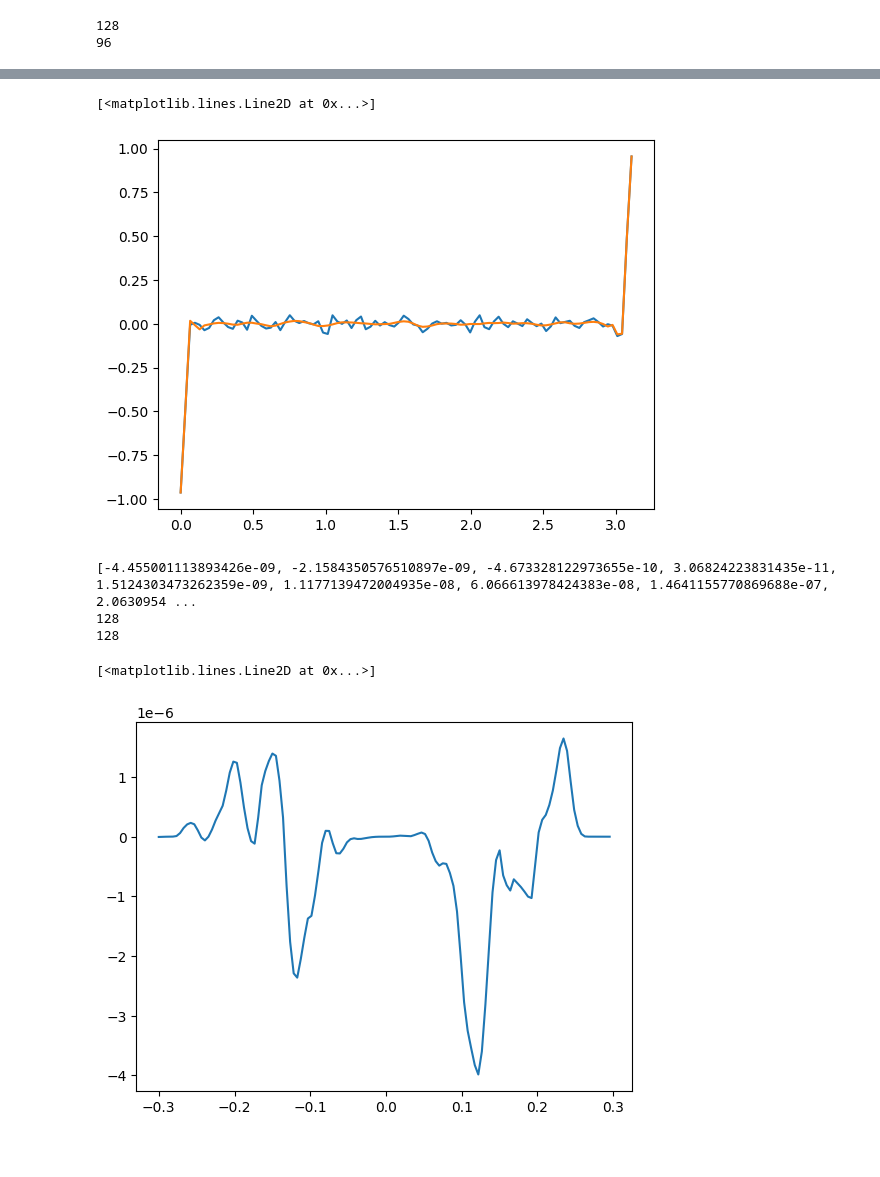
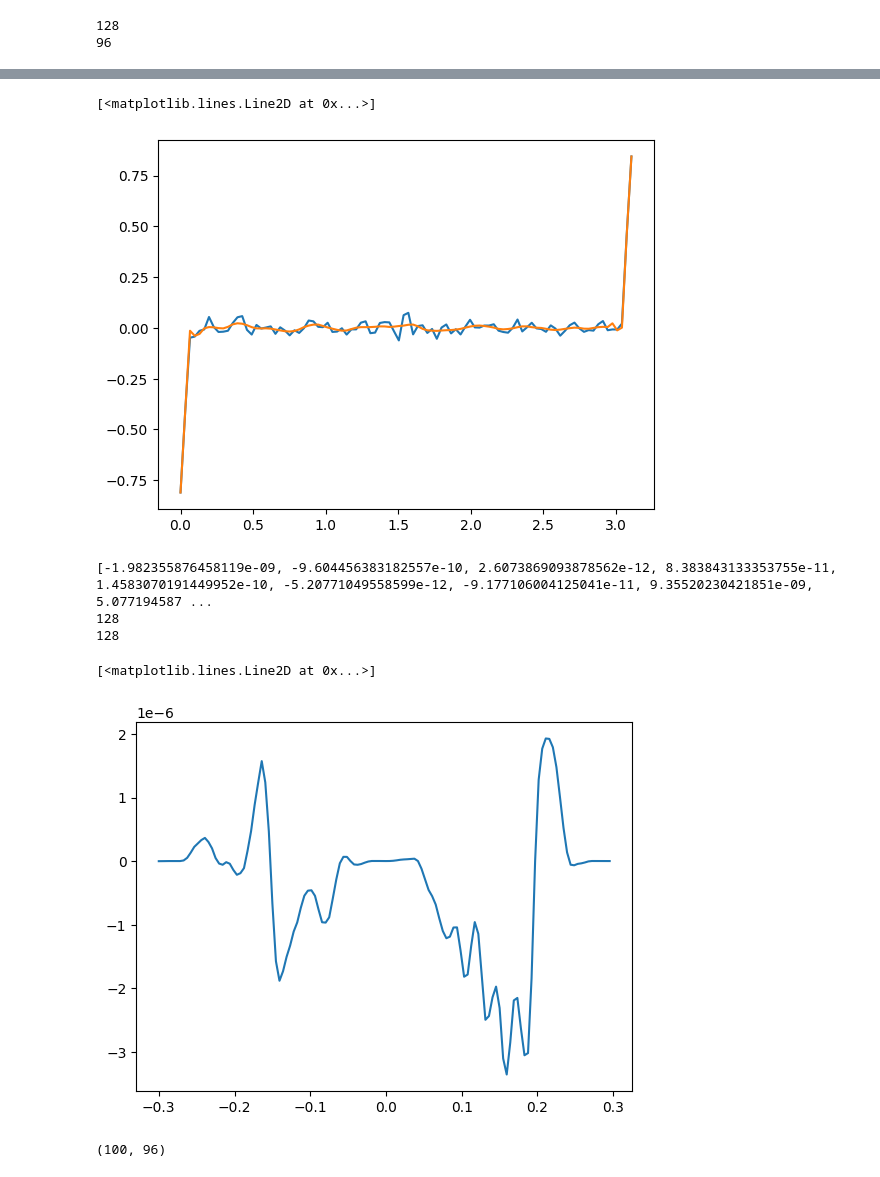
Before and after one commit to dschneidinger/222B_Landau_Damping_2024, a Jupyter notebook: 2-Landau_damping_in_PIC/EPW/klD-0.33_vth-0.055c/FPC_scratchbook.ipynb, the cells around one changed output, grey strips where cells are left out. Saved outputs shown, nothing was run; the diff lists cells and outputs as text; code cells hidden in the pictures.

```diff
--- a/2-Landau_damping_in_PIC/EPW/klD-0.33_vth-0.055c/FPC_scratchbook.ipynb
+++ b/2-Landau_damping_in_PIC/EPW/klD-0.33_vth-0.055c/FPC_scratchbook.ipynb
@@ -25,7 +25,7 @@ from vysxd_analysis import *
 
 e1_D_xt, dt, dx, t, x = get_osiris_quantity_1d('EPW-alves/MS/FLD/e1/')
 edens_D_xt, dt, dx, t, x = get_osiris_quantity_1d('EPW-alves/MS/DENSITY/electrons/charge/')
-p1x1 = vysxd_get_data('EPW-alves/MS/PHA/p1x1/electrons/p1x1-electrons-000100.h5')
+p1x1 = vysxd_get_data('EPW-alves/MS/PHA/p1x1/electrons/p1x1-electrons-000040.h5')
 # %%
 np.shape(p1x1.DATA)
 print(len(p1x1.Y))
@@ -100,7 +100,7 @@ def gradx(array):
         GXA[i,:] = gradx
     return GXA
 
-def dWdt(v_p,x_p,t_index,gradv,gradx,e1,q_m=-1):
+def dWdt(v_p,x_p,t_index,gv,gx,e1_D_xt,q_m=-1):
     n_v = np.linspace(0, len(v_p)-1,len(v_p))
     n_v = n_v.astype(int)
     n_v = n_v.tolist()
@@ -111,7 +111,7 @@ def dWdt(v_p,x_p,t_index,gradv,gradx,e1,q_m=-1):
     for i in n_v:
         vsquared = (v_p[i])**2
         vcubed = (v_p[i])**3
-        integral = -np.trapz((q_m*vsquared*e1[t_index,n_x]*gradv[i,n_x])+(vcubed*gradx[i,n_x]), x_p)
+        integral = np.trapz(-(q_m*vsquared*e1_D_xt[t_index,n_x[1:-1]]*gv[i,n_x[1:-1]])-(vcubed*gx[i,n_x[1:-1]]), x_p[1:-1])
         PAV.append(integral)
     return PAV
 #q/m = rqm in input file which should be -1 for electrons
@@ -156,23 +156,27 @@ Mandy = gradx(Q)
 plt.plot(x_p,Mandy[64,:])
 # %% [output]
 [<matplotlib.lines.Line2D at 0x...>]
-[figure, old version]
+[figure, new version]
 # %%
 P = coarse_grained_in_v(phasearray)
 Q = coarse_grained_in_x(P)
 
 #print(t)
 #print(p1x1.TIME)
 
-KE_change = dWdt(v_p,x_p,99,gradv(Q),gradx(Q),e1_D_xt)
+KE_change = dWdt(v_p,x_p,39,gradv(Q),gradx(Q),e1_D_xt,-1)
 
 print(KE_change)
 print(len(KE_change))
 print(len(v_p))
 plt.plot(v_p,KE_change)
 # %% [output]
-[-4.455001113893426e-09, -2.1584350576510897e-09, -4.673328122973655e-10, 3.06824223831435e-11, 1.5124303473262359e-09, 1.1177139472004935e-08, 6.066613978424383e-08, 1.4641155770869688e-07, 2.0630954 ...
+[-1.982355876458119e-09, -9.604456383182557e-10, 2.6073869093878562e-12, 8.383843133353755e-11, 1.4583070191449952e-10, -5.20771049558599e-12, -9.177106004125041e-11, 9.35520230421851e-09, 5.077194587 ...
 128
 128
 [<matplotlib.lines.Line2D at 0x...>]
-[figure, old version]
+[figure, new version]
+# %%
+np.shape(e1_D_xt)
+# %% [output]
+(100, 96)
```
Also changed, not shown: parts of 1 cell of this notebook.
